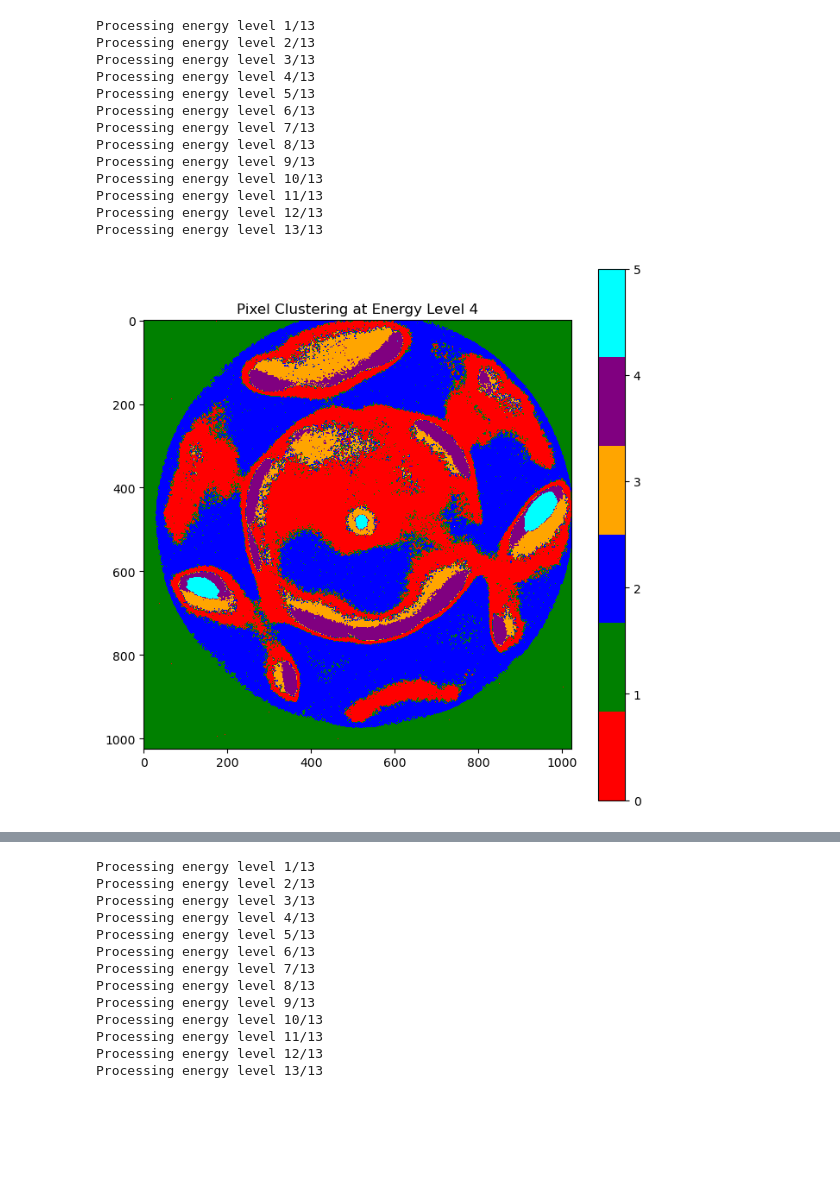
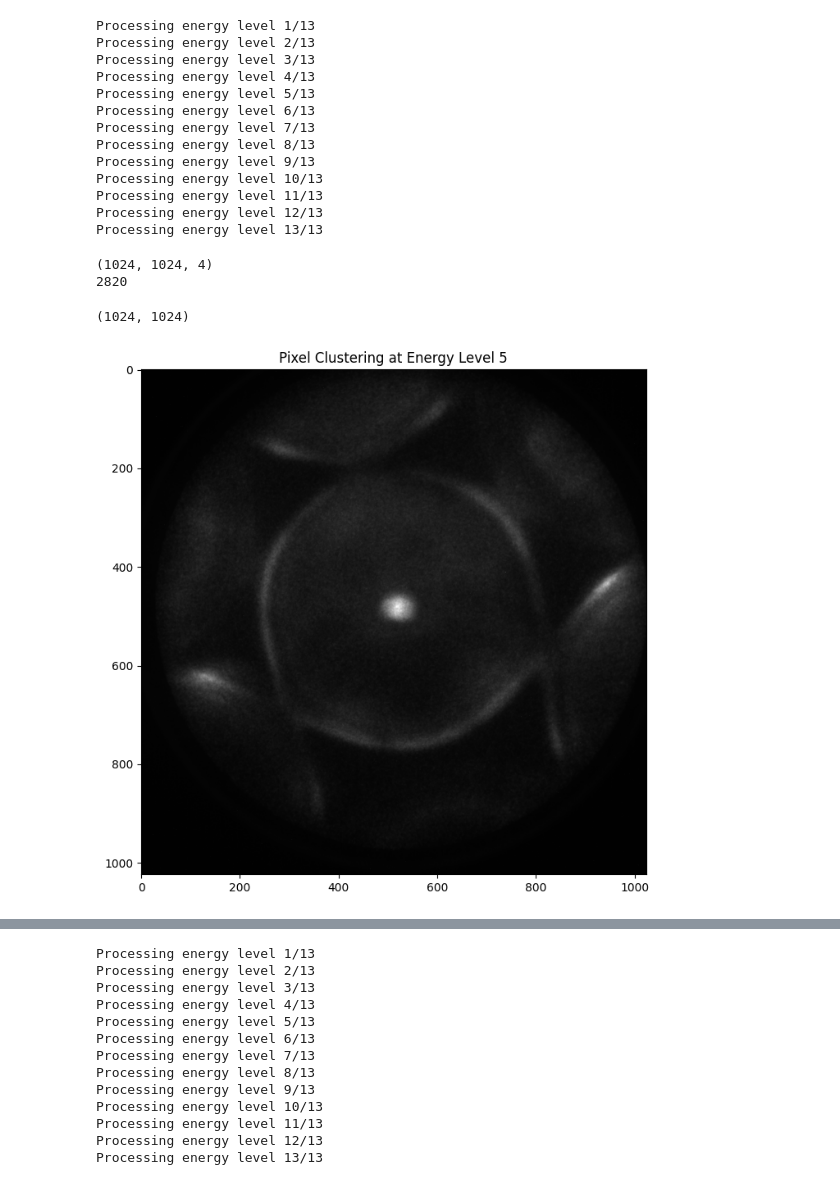
Before and after one commit to poulinal/ARPES, a Jupyter notebook: src/ml/arpes_deconvolution 1.ipynb, the cells around one changed output, grey strips where cells are left out. Cells and saved outputs as stored; diff of their text form; code cells hidden in the pictures; blank space fills up the shorter version.

```diff
--- a/src/ml/arpes_deconvolution 1.ipynb
+++ b/src/ml/arpes_deconvolution 1.ipynb
@@ -41,8 +46,9 @@ arpes_loaders_8p3_35mA = [ARPESImageLoader(energy, basepath, basename, basename2
 # %%
 energies = ['20p0', '20p5', '21p0', '21p3', '21p22', '21p87', '22p37',
               '22p87', '23p09', '23p40', '23p52', '24p5', '25p0']
+parentfolder = '/ARPES_Ag_Ekinslices_He6p5m2_100mA_all'
 basename3 = '_He6p5m2_100mA_AV_'
-arpes_loaders_6p5_100mA = [ARPESImageLoader(energy, basepath, basename, basename3, ext, n_files) for energy in energies]
+arpes_loaders_6p5_100mA = [ARPESImageLoader(energy, basepath, parentfolder, basename, basename3, ext, n_files) for energy in energies]
 # %%
 energies = ['20p0', '20p5', '21p0', '21p3', '21p22', '21p87', '22p37',
               '22p87', '23p09', '23p40', '23p52', '24p5', '25p0']
@@ -102,7 +126,7 @@ Processing energy level 13/13
 # %%
 from matplotlib.colors import ListedColormap
 
-energy_level =3
+energy_level = 4
 # Generate a list of colors
 colors = ['red', 'green', 'blue', 'orange', 'purple', 'cyan', 'magenta', 'yellow']
 
@@ -112,12 +136,25 @@ if num_clusters > len(colors):
 
 # Create a colormap with the number of clusters
 cmap = ListedColormap(colors[:num_clusters])
-
-# Plotting remains the same
-plt.figure(figsize=(8, 8))
-plt.imshow(labels[:, :, energy_level], cmap=cmap, vmin=0, vmax=num_clusters - 1)
-plt.colorbar(ticks=range(num_clusters))
-plt.title(f'Pixel Clustering at Energy Level {energy_level + 1}')
-plt.show()
-# %% [output]
-[figure, removed]
+# %%
+print(pixels[:,:,2].shape)
+print(np.max(pixels[:,:,2]))
+# %% [output]
+(1024, 1024, 4)
+2820
+# %%
+# Plotting remains the same
+plt.figure(figsize=(8, 8))
+
+#set image to be the image at the energy level with shape [1024, 1024]
+image = pixels[:, :, energy_level, 0] #pixels by pixels, by energy, by kmeancluster
+
+print(image.shape)
+#plt.imshow(labels[:, :, energy_level], cmap=cmap, vmin=0, vmax=num_clusters - 1)
+plt.imshow(image, cmap='gray')
+#plt.colorbar(ticks=range(num_clusters))
+plt.title(f'Pixel Clustering at Energy Level {energy_level + 1}')
+plt.show()
+# %% [output]
+(1024, 1024)
+[figure, added]
```
Also changed, not shown: parts of 12 cells of this notebook, 13 other files.
